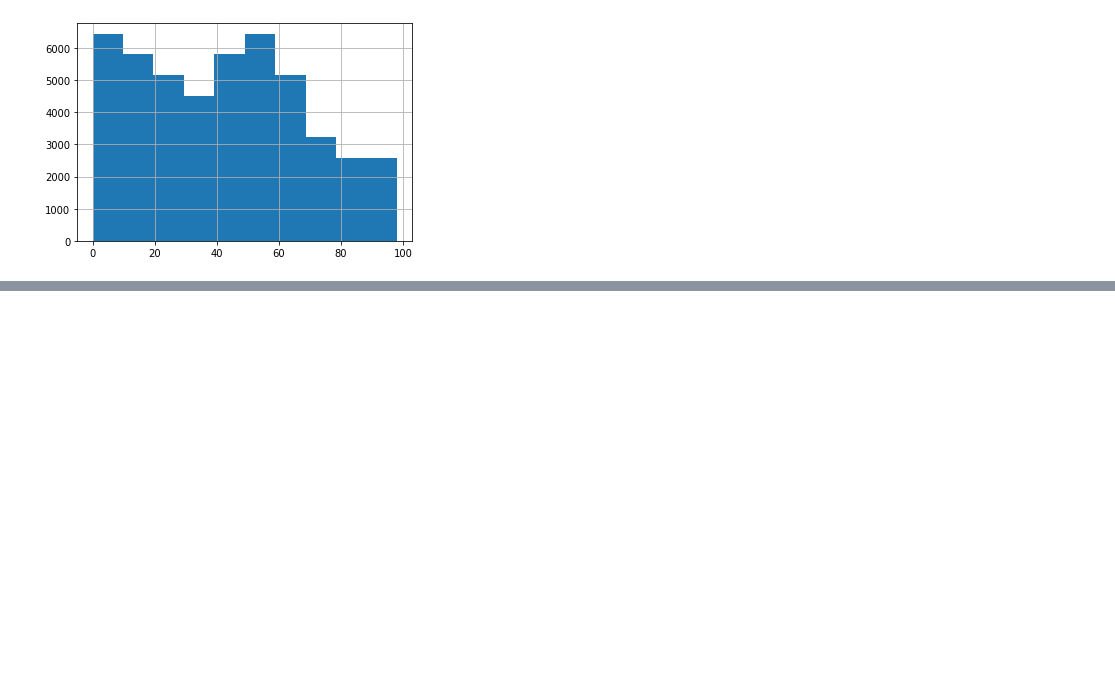
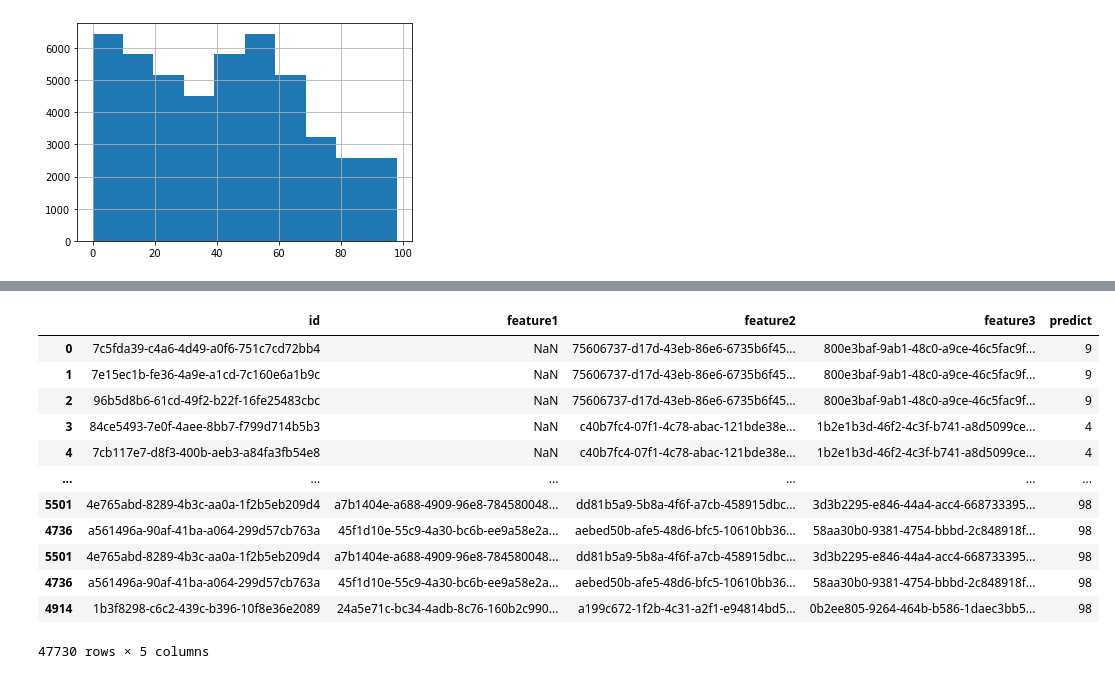
Before and after one commit to CakeNuthep/Super_AI, a Jupyter notebook: Homework/Week4/Class99.ipynb, the cells around one changed output, grey strips where cells are left out. Cells and saved outputs as stored; diff of their text form; code cells hidden in the pictures; blank space fills up the shorter version.

```diff
--- a/Homework/Week4/Class99.ipynb
+++ b/Homework/Week4/Class99.ipynb
@@ -104,3 +105,19 @@ df_upsampled.groupby(['predict']).agg(['count'])
 | 97 | 645 | 645 | 645 | 645 |
 | 98 | 645 | 645 | 645 | 645 |
 74 rows × 4 columns
+# %%
+df_upsampled
+# %% [output]
+|  | id | feature1 | feature2 | feature3 | predict |
+| 0 | 7c5fda39-c4a6-4d49-a0f6-751c7cd72bb4 | NaN | 75606737-d17d-43eb-86e6-6735b6f45... | 800e3baf-9ab1-48c0-a9ce-46c5fac9f... | 9 |
+| 1 | 7e15ec1b-fe36-4a9e-a1cd-7c160e6a1b9c | NaN | 75606737-d17d-43eb-86e6-6735b6f45... | 800e3baf-9ab1-48c0-a9ce-46c5fac9f... | 9 |
+| 2 | 96b5d8b6-61cd-49f2-b22f-16fe25483cbc | NaN | 75606737-d17d-43eb-86e6-6735b6f45... | 800e3baf-9ab1-48c0-a9ce-46c5fac9f... | 9 |
+| 3 | 84ce5493-7e0f-4aee-8bb7-f799d714b5b3 | NaN | c40b7fc4-07f1-4c78-abac-121bde38e... | 1b2e1b3d-46f2-4c3f-b741-a8d5099ce... | 4 |
+| 4 | 7cb117e7-d8f3-400b-aeb3-a84fa3fb54e8 | NaN | c40b7fc4-07f1-4c78-abac-121bde38e... | 1b2e1b3d-46f2-4c3f-b741-a8d5099ce... | 4 |
+| ... | ... | ... | ... | ... | ... |
+| 5501 | 4e765abd-8289-4b3c-aa0a-1f2b5eb209d4 | a7b1404e-a688-4909-96e8-784580048... | dd81b5a9-5b8a-4f6f-a7cb-458915dbc... | 3d3b2295-e846-44a4-acc4-668733395... | 98 |
+| 4736 | a561496a-90af-41ba-a064-299d57cb763a | 45f1d10e-55c9-4a30-bc6b-ee9a58e2a... | aebed50b-afe5-48d6-bfc5-10610bb36... | 58aa30b0-9381-4754-bbbd-2c848918f... | 98 |
+| 5501 | 4e765abd-8289-4b3c-aa0a-1f2b5eb209d4 | a7b1404e-a688-4909-96e8-784580048... | dd81b5a9-5b8a-4f6f-a7cb-458915dbc... | 3d3b2295-e846-44a4-acc4-668733395... | 98 |
+| 4736 | a561496a-90af-41ba-a064-299d57cb763a | 45f1d10e-55c9-4a30-bc6b-ee9a58e2a... | aebed50b-afe5-48d6-bfc5-10610bb36... | 58aa30b0-9381-4754-bbbd-2c848918f... | 98 |
+| 4914 | 1b3f8298-c6c2-439c-b396-10f8e36e2089 | 24a5e71c-bc34-4adb-8c76-160b2c990... | a199c672-1f2b-4c31-a2f1-e94814bd5... | 0b2ee805-9264-464b-b586-1daec3bb5... | 98 |
+47730 rows × 5 columns
```
Also changed, not shown: parts of 22 cells of this notebook.
